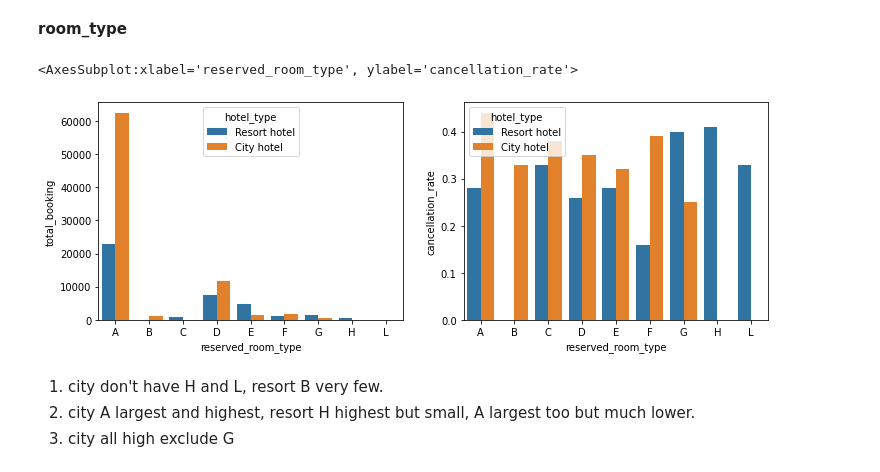
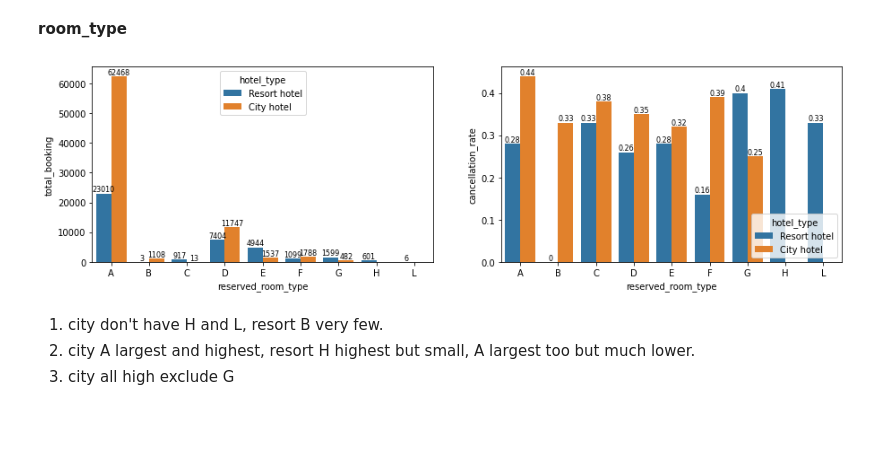
Before and after one commit to Mengyao41/ML_proj2, a Jupyter notebook: project2.ipynb, the cells around one changed output. Drawn from its saved outputs; the diff is of its cells as text; code cells hidden in the pictures; blank space fills up the shorter version.

```diff
--- a/project2.ipynb
+++ b/project2.ipynb
@@ -191,5 +187,6 @@ num_data.shape
 # %%
 corr = num_data.corr()
-sns.heatmap(corr,cmap = 'RdBu_r', fmt = '.2f')
+sns.set_context({'figure.figsize': [10,7]})
+sns.heatmap(corr,cmap = 'RdBu_r', annot = True, fmt = '.2f')
 # %% [output]
 <AxesSubplot:>
@@ -373,0 +407,11 @@ sns.barplot(x = 'market_segment', y = "cancellation_rate" , hue="hotel_type", da
+# %%
+hotel_market = hotel_cancel(cg_data, 'market_segment')
+fig = plt.figure(figsize=(15, 4))
+fig.add_subplot(1, 2, 1)
+ax1 = sns.barplot(x = 'market_segment', y = 'total_booking' , hue = 'hotel_type', data = hotel_market)
+for i in ax1.containers:
+    ax1.bar_label(i, fontsize = 8)
+fig.add_subplot(1, 2, 2)
+ax2 = sns.barplot(x = 'market_segment', y = 'cancellation_rate' , hue = 'hotel_type', data = hotel_market)
+for i in ax2.containers:
+    ax2.bar_label(i)
@@ -386,0 +426,11 @@ sns.barplot(x = 'distribution_channel', y = "cancellation_rate" , hue="hotel_typ
+# %%
+hotel_channel = hotel_cancel(cg_data, 'distribution_channel')
+fig = plt.figure(figsize=(15, 4))
+fig.add_subplot(1, 2, 1)
+ax1 = sns.barplot(x = 'distribution_channel', y = 'total_booking' , hue = 'hotel_type', data = hotel_channel)
+for i in ax1.containers:
+    ax1.bar_label(i, fontsize = 8)
+fig.add_subplot(1, 2, 2)
+ax2 = sns.barplot(x = 'distribution_channel', y = 'cancellation_rate' , hue = 'hotel_type', data = hotel_channel)
+for i in ax2.containers:
+    ax2.bar_label(i)
@@ -390,15 +442,19 @@ sns.barplot(x = 'distribution_channel', y = "cancellation_rate" , hue="hotel_typ
 # %% [markdown]
 **room_type**
 # %%
-hotel_channel = hotel_cancel(cg_data, 'reserved_room_type')
-fig = plt.figure(figsize=(3*4, 4*1))
+hotel_rm = hotel_cancel(cg_data, 'reserved_room_type')
+fig = plt.figure(figsize=(15, 4))
 fig.add_subplot(1, 2, 1)
-sns.barplot(x = 'reserved_room_type', y = 'total_booking' , hue = 'hotel_type', data = hotel_channel)
+ax1 = sns.barplot(x = 'reserved_room_type', y = 'total_booking' , hue = 'hotel_type', data = hotel_rm)
+for i in ax1.containers:
+    ax1.bar_label(i, fontsize = 8)
 fig.add_subplot(1, 2, 2)
-sns.barplot(x = 'reserved_room_type', y = 'cancellation_rate' , hue = 'hotel_type', data = hotel_channel)
+ax2 = sns.barplot(x = 'reserved_room_type', y = 'cancellation_rate' , hue = 'hotel_type', data = hotel_rm)
+ax2.legend(loc = 'lower right', title = 'hotel_type')
+for i in ax2.containers:
+    ax2.bar_label(i, fontsize = 8)
 # %% [output]
-<AxesSubplot:xlabel='reserved_room_type', ylabel='cancellation_rate'>
-[figure, old version]
+[figure, new version]
 # %% [markdown]
 1. city don't have H and L, resort B very few.
 2. city A largest and highest, resort H highest but small, A largest too but much lower.
```
Also changed, not shown: parts of 54 cells of this notebook.
